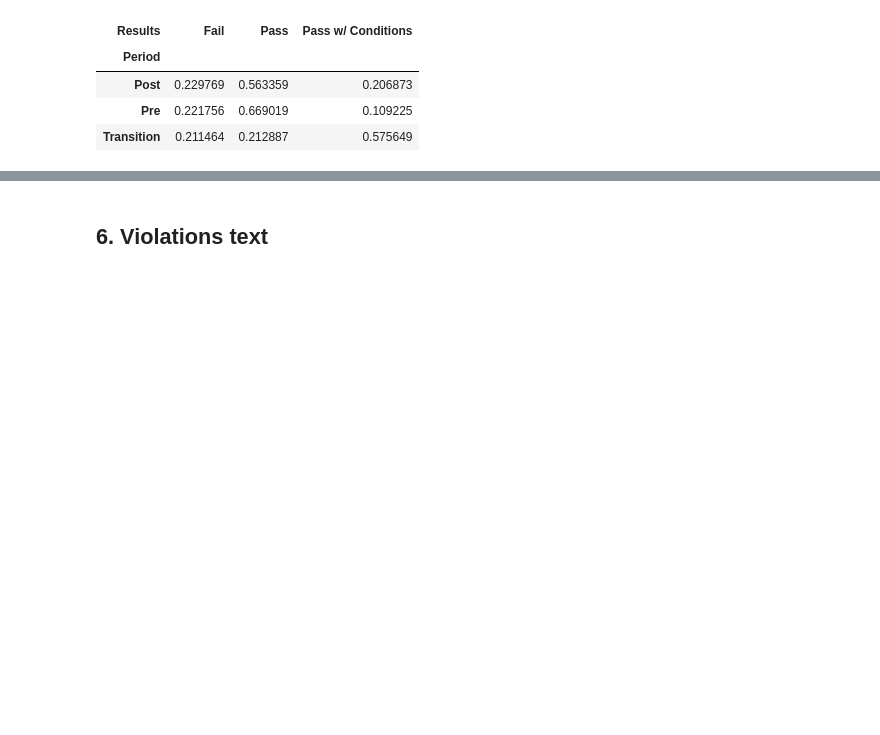
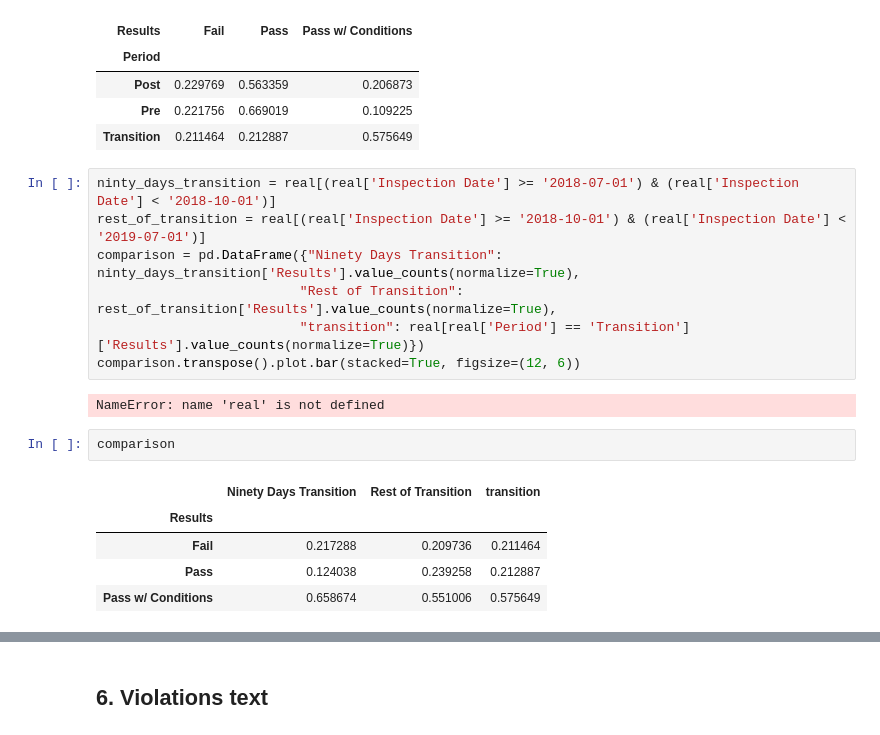
Before and after one commit to maram-06/DataScience, a Jupyter notebook: Task1_First_Look.ipynb, the cells around one changed output, grey strips where cells are left out. Saved outputs shown, nothing was run; the diff lists cells and outputs as text; blank space fills up the shorter version.

```diff
--- a/Task1_First_Look.ipynb
+++ b/Task1_First_Look.ipynb
@@ -297,3 +297,20 @@ ct_period.divide(ct_period.sum(axis='columns'), axis='rows')
 | Post | 0.229769 | 0.563359 | 0.206873 |
 | Pre | 0.221756 | 0.669019 | 0.109225 |
 | Transition | 0.211464 | 0.212887 | 0.575649 |
+# %%
+ninty_days_transition = real[(real['Inspection Date'] >= '2018-07-01') & (real['Inspection Date'] < '2018-10-01')]
+rest_of_transition = real[(real['Inspection Date'] >= '2018-10-01') & (real['Inspection Date'] < '2019-07-01')]
+comparison = pd.DataFrame({"Ninety Days Transition": ninty_days_transition['Results'].value_counts(normalize=True),
+                          "Rest of Transition": rest_of_transition['Results'].value_counts(normalize=True),
+                          "transition": real[real['Period'] == 'Transition']['Results'].value_counts(normalize=True)})
+comparison.transpose().plot.bar(stacked=True, figsize=(12, 6))
+# %% [output]
+NameError: name 'real' is not defined
+# %%
+comparison
+# %% [output]
+|  | Ninety Days Transition | Rest of Transition | transition |
+| Results |  |  |  |
+| Fail | 0.217288 | 0.209736 | 0.211464 |
+| Pass | 0.124038 | 0.239258 | 0.212887 |
+| Pass w/ Conditions | 0.658674 | 0.551006 | 0.575649 |
```
Also changed, not shown: parts of 3 cells of this notebook.
